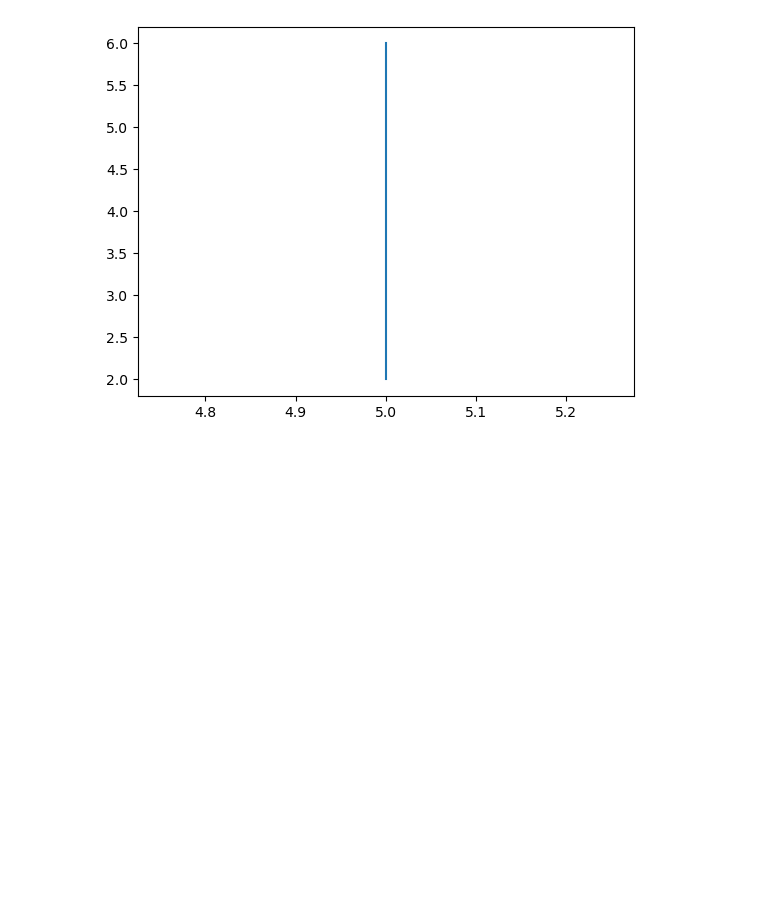
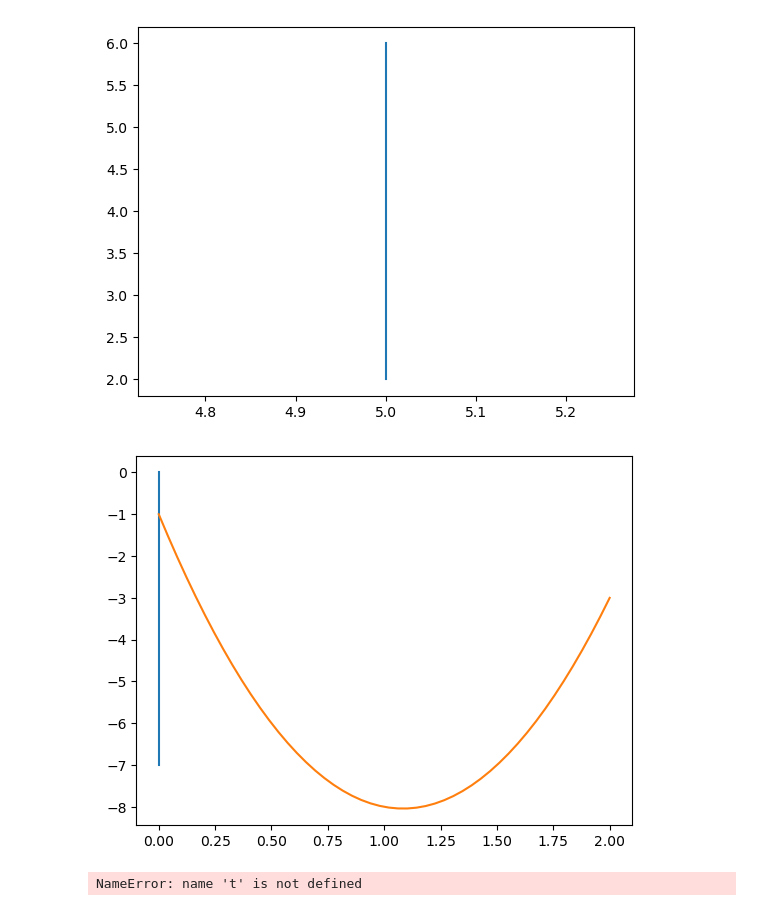
Before and after one commit to arjunc12/PlantGravitropism, a Jupyter notebook: KathrynNotebook.ipynb, the cells around one changed output. Cells and saved outputs as stored; diff of their text form; code cells hidden in the pictures; blank space fills up the shorter version.

```diff
--- a/KathrynNotebook.ipynb
+++ b/KathrynNotebook.ipynb
@@ -28,0 +33,13 @@ plt.plot(x1,y1)
+# %%
+def ploting(Tmax,p,q,t,G):
+    y= np.linspace(Tmax,0)
+    x=0*y
+    plt.plot(x,y)
+    x1=np.linspace(0,p)
+    b=(q - G*p**2 -t)/p
+    y1=G * x1**2 + b*x1 + t
+    plt.plot(x1,y1)
+
+ploting(-7,2,-3,-1,6)
+# %% [output]
+[figure, added]
@@ -28,0 +61,10 @@ plt.plot(x1,y1)
+# %%
+def outer_func(q,p,G):
+    def func1():
+        return (q-Gp^2-t)/p
+
+    return func1(t)
+
+outer_func(3,2,5)
+# %% [output]
+NameError: name 't' is not defined
```
Also changed, not shown: parts of 2 cells of this notebook.
